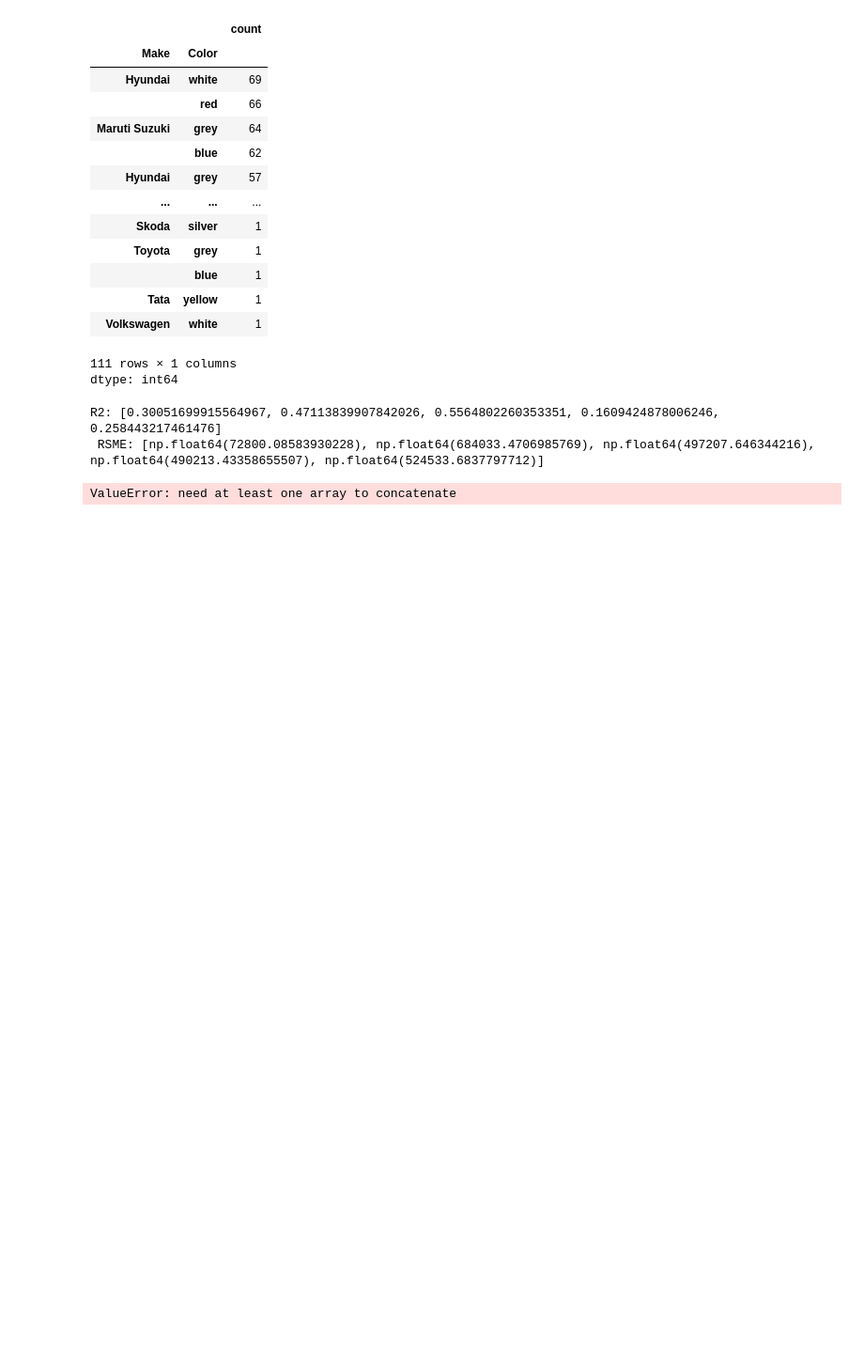
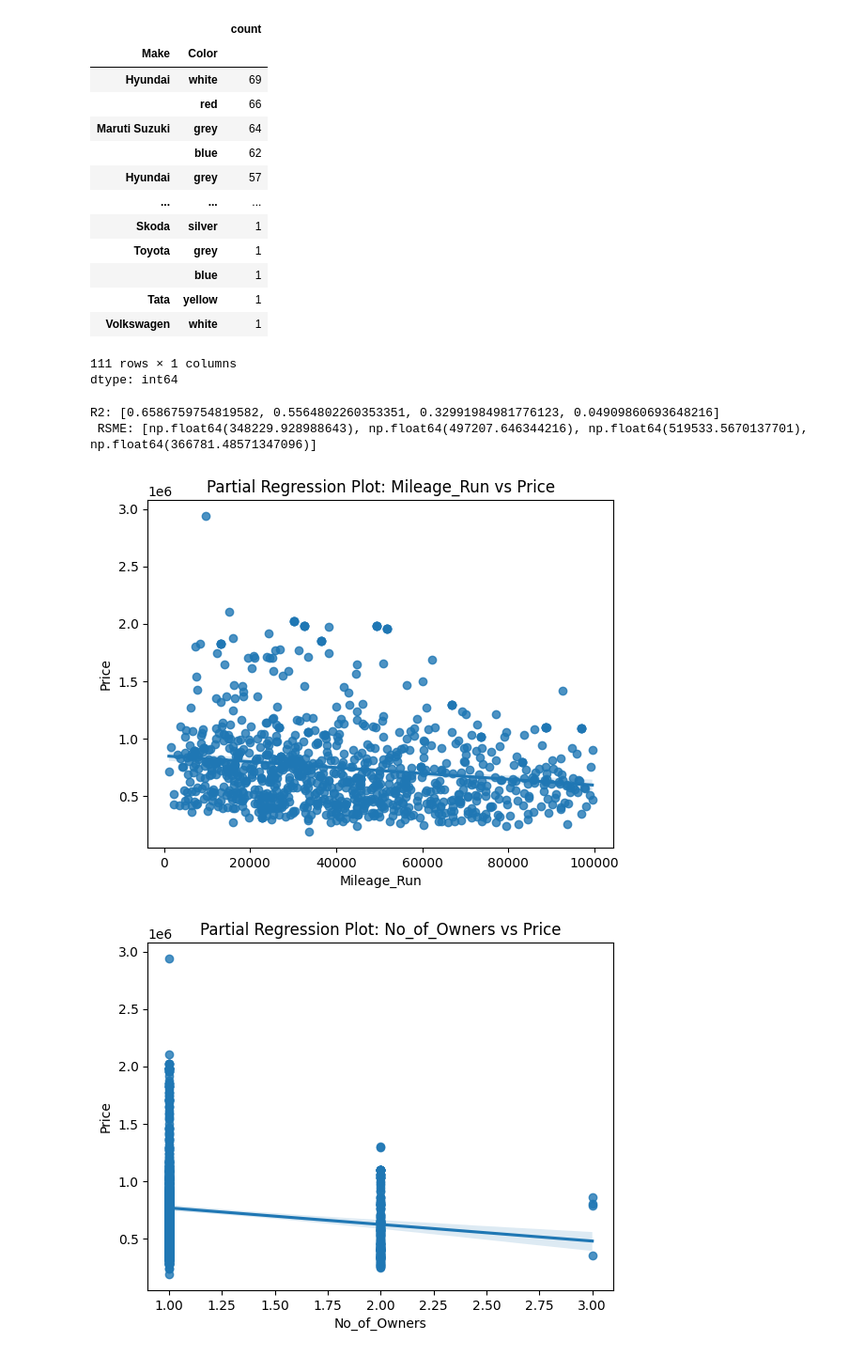
Before and after one commit to jac7az/linearModels, a Jupyter notebook: lab/lab_notebook_applied.ipynb, the cells around one changed output. Shown at 94% size. Drawn from its saved outputs; the diff is of its cells as text; code cells hidden in the pictures; blank space fills up the shorter version.

```diff
--- a/lab/lab_notebook_applied.ipynb
+++ b/lab/lab_notebook_applied.ipynb
@@ -78,26 +79,17 @@ car[['Make','Color']].value_counts()
 dtype: int64
 # %%
 xtrain,xtest,ytrain,ytest=split(car.iloc[:,:-1],car['Price'],test_size=0.2,random_state=90834678)
-year=pd.get_dummies(xtrain['Make_Year'],dtype='int')
-body=pd.get_dummies(xtrain['Body_Type'],dtype='int')
+body=pd.get_dummies(xtrain[['Make_Year','Body_Type']],dtype='int',columns=['Make_Year','Body_Type'])
 make=pd.get_dummies(xtrain[['Make','Color']],dtype='int',columns=['Make','Color'])
-fuel=pd.get_dummies(xtrain['Fuel_Type'],dtype='int',columns=['Fuel_Type'])
-trans=pd.get_dummies(xtrain[['Transmission','Transmission_Type']],dtype='int')
+trans=pd.get_dummies(xtrain[['Fuel_Type','Transmission','Transmission_Type']],dtype='int',columns=['Fuel_Type','Transmission','Transmission_Type'])
 rsme=[]
 r2=[]
 
-yearT=pd.get_dummies(xtest['Make_Year'],dtype='int')
-bodyT=pd.get_dummies(xtest['Body_Type'],dtype='int')
+bodyT=pd.get_dummies(xtest[['Make_Year','Body_Type']],dtype='int',columns=['Make_Year','Body_Type'])
 makeT=pd.get_dummies(xtest[['Make','Color']],dtype='int',columns=['Make','Color'])
 makeT=makeT.reindex(columns=make.columns,fill_value=0)
-fuelT=pd.get_dummies(xtest['Fuel_Type'],dtype='int',columns=['Fuel_Type'])
-fuelT=fuelT.reindex(columns=fuel.columns,fill_value=0)
-transT=pd.get_dummies(xtest[['Transmission','Transmission_Type']],dtype='int')
-
-yearreg=LinearRegression(fit_intercept=False).fit(year,ytrain)
-yearpred=yearreg.predict(yearT)
-rsme.append(np.sqrt(np.sum(yearpred-ytest)**2/len(ytest)))
-r2.append(yearreg.score(yearT,ytest))
+transT=pd.get_dummies(xtest[['Fuel_Type','Transmission','Transmission_Type']],dtype='int',columns=['Fuel_Type','Transmission','Transmission_Type'])
+transT=transT.reindex(columns=trans.columns,fill_value=0)
 
 bodyreg=LinearRegression(fit_intercept=False).fit(body,ytrain)
 bodypred=bodyreg.predict(bodyT)
@@ -109,23 +101,35 @@ makepred=makereg.predict(makeT)
 rsme.append(np.sqrt(np.sum(makepred-ytest)**2/len(ytest)))
 r2.append(makereg.score(makeT,ytest))
 
-fuelreg=LinearRegression(fit_intercept=False).fit(fuel,ytrain)
-fuelpred=fuelreg.predict(fuelT)
-rsme.append(np.sqrt(np.sum(fuelpred-ytest)**2/len(ytest)))
-r2.append(fuelreg.score(fuelT,ytest))
-
 transreg=LinearRegression(fit_intercept=False).fit(trans,ytrain)
 transpred=transreg.predict(transT)
 rsme.append(np.sqrt(np.sum(transpred-ytest)**2/len(ytest)))
 r2.append(transreg.score(transT,ytest))
 
+num=xtrain[['Mileage_Run','No_of_Owners','Seating_Capacity']]
+numT=xtest[['Mileage_Run','No_of_Owners','Seating_Capacity']]
+numreg=LinearRegression(fit_intercept=False).fit(num,ytrain)
+numpred=numreg.predict(numT)
+rsme.append(np.sqrt(np.sum(numpred-ytest)**2/len(ytest)))
+r2.append(numreg.score(numT,ytest))
+
 print("R2:",r2,"\n","RSME:",rsme)
 #My R2 are all pretty bad, but the model with car make + color does the best.
   #Make does have a big influence on price compared to the other variables I chose, and color could drive demand up for a certain kind of car.
+#The R2 for num is VERY low though.
 # %% [output]
-R2: [0.30051699915564967, 0.47113839907842026, 0.5564802260353351, 0.1609424878006246, 0.258443217461476]
- RSME: [np.float64(72800.08583930228), np.float64(684033.4706985769), np.float64(497207.646344216), np.float64(490213.43358655507), np.float64(524533.6837797712)]
+R2: [0.6586759754819582, 0.5564802260353351, 0.32991984981776123, 0.04909860693648216]
+ RSME: [np.float64(348229.928988643), np.float64(497207.646344216), np.float64(519533.5670137701), np.float64(366781.48571347096)]
-# %%
-sns.regplot()
-# %% [output]
-ValueError: need at least one array to concatenate
+# %%
+for feature in ['Mileage_Run','No_of_Owners','Seating_Capacity','Make_Year']:
+  sns.regplot(car,x=feature,y='Price')
+  plt.title(f"Partial Regression Plot: {feature} vs Price")
+  plt.xlabel(feature)
+  plt.ylabel("Price")
+  plt.show()
+
+#None seem to do particularly well, but # of owners and make year have a more consistent linear relationship when compared to price
+    #compared to the other numeric variables. Overall, none follow significant linear patterns
+# %% [output]
+[figure, added]
+[figure, added]
```
Also changed, not shown: parts of 2 cells of this notebook.
